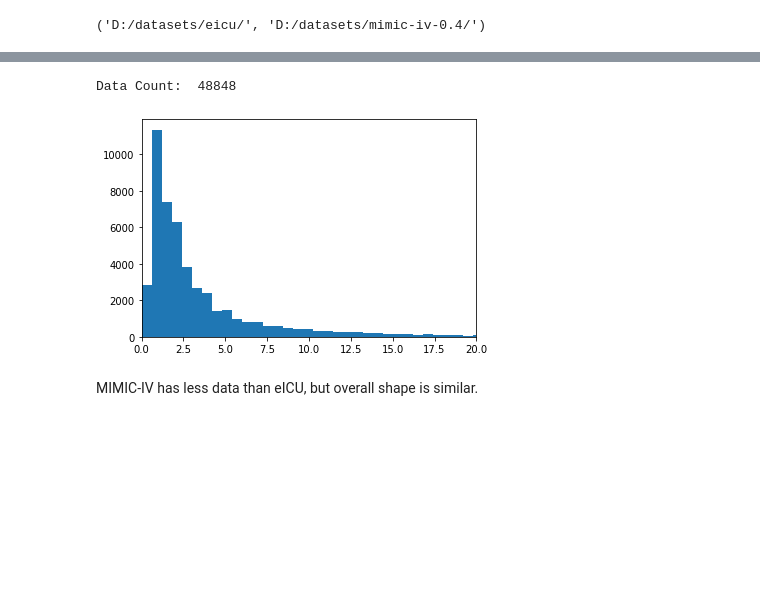
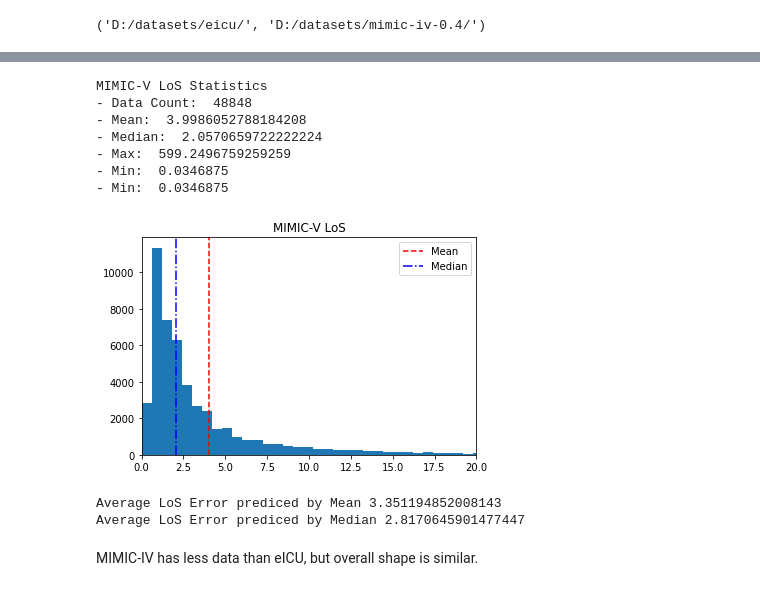
Before and after one commit to SewoongLee/cs598_replication_tpc_los_prediction, a Jupyter notebook: summary_notebook.ipynb, the cells around one changed output, grey strips where cells are left out. Saved outputs shown, nothing was run; the diff lists cells and outputs as text; code cells hidden in the pictures; blank space fills up the shorter version.

```diff
--- a/summary_notebook.ipynb
+++ b/summary_notebook.ipynb
@@ -66,10 +101,15 @@ Data Count:  102749
-# %%
-plt.hist(mimic_reader.labels.actualiculos, bins=1000)
-plt.xlim([0,20])
-print("Data Count: ", len(mimic_reader.labels.actualiculos))
-plt.show()
-# %% [output]
-Data Count:  48848
-[figure, removed]
+# %%
+plot_los(mimic_reader.labels.actualiculos, "MIMIC-V LoS", xlim=[0, 20])
+# %% [output]
+MIMIC-V LoS Statistics
+- Data Count:  48848
+- Mean:  3.9986052788184208
+- Median:  2.0570659722222224
+- Max:  599.2496759259259
+- Min:  0.0346875
+- Min:  0.0346875
+[figure, added]
+Average LoS Error prediced by Mean 3.351194852008143
+Average LoS Error prediced by Median 2.8170645901477447
 # %% [markdown]
 MIMIC-IV has less data than eICU, but overall shape is similar.
```
Also changed, not shown: parts of 73 cells of this notebook.
